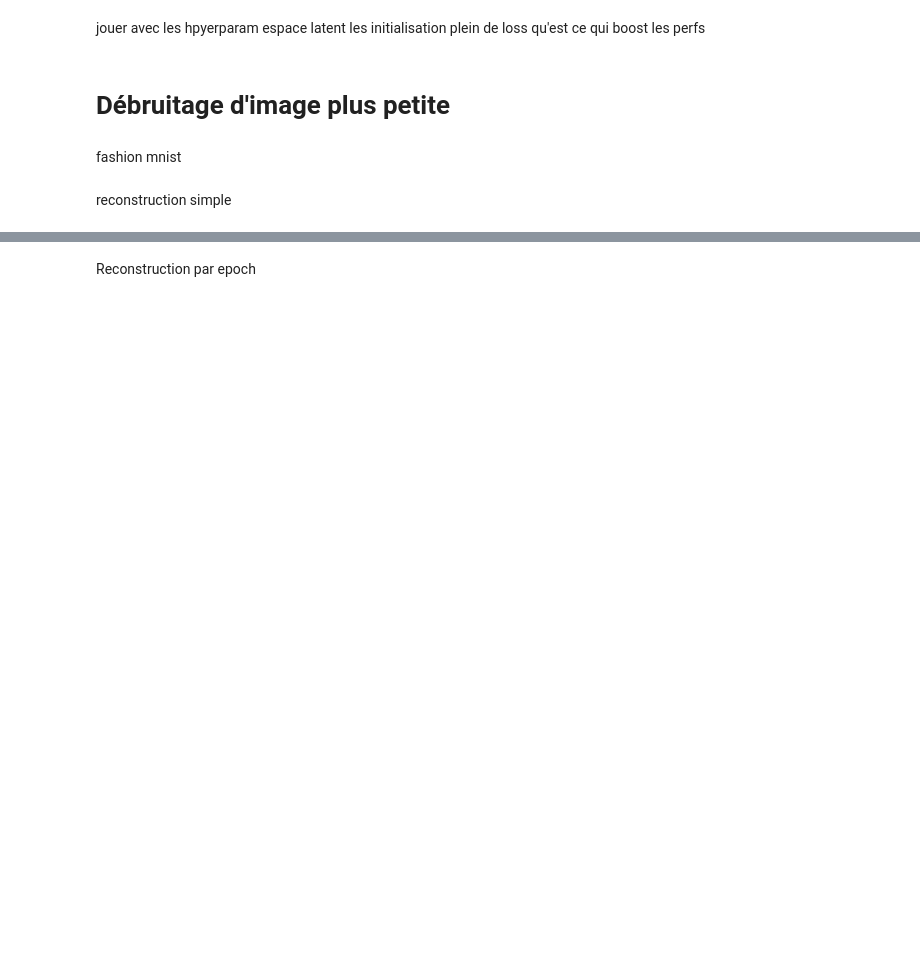
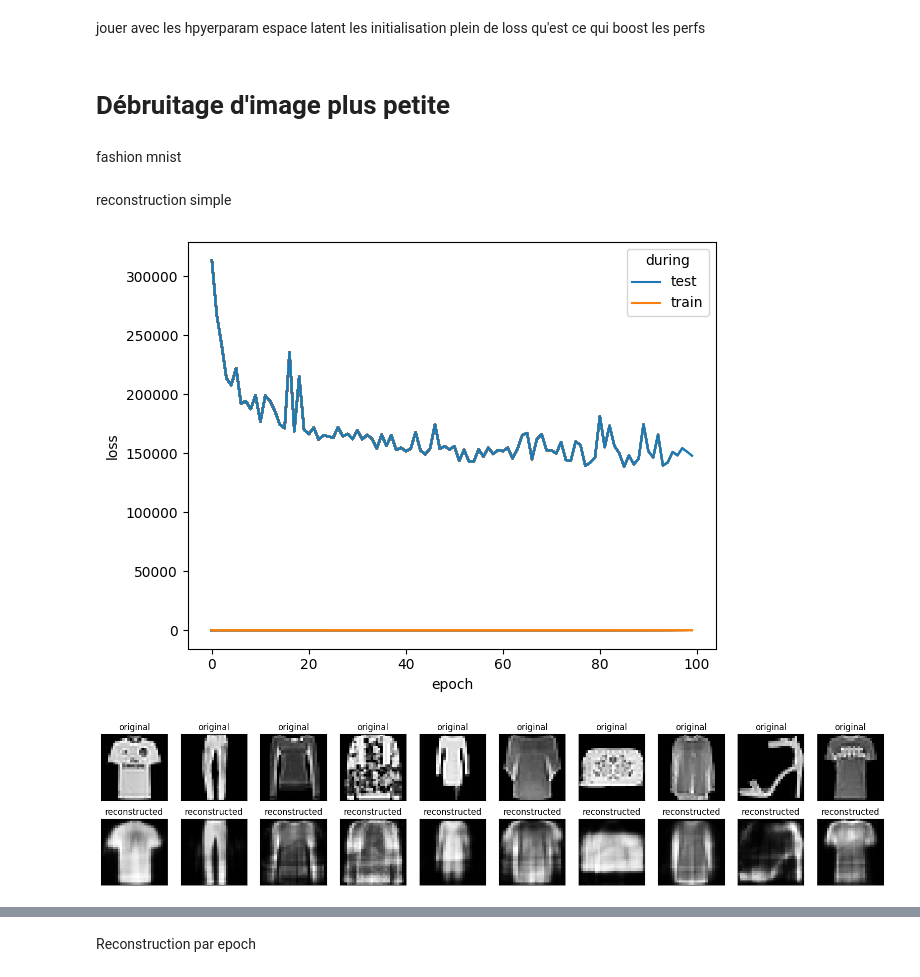
Before and after one commit to dataymeric/NeuralNetworksDIY, a Jupyter notebook: notebooks/encoder_decoder.ipynb, the cells around one changed output, grey strips where cells are left out. Drawn from its saved outputs; the diff is of its cells as text; code cells hidden in the pictures; blank space fills up the shorter version.

```diff
--- a/notebooks/encoder_decoder.ipynb
+++ b/notebooks/encoder_decoder.ipynb
@@ -62,7 +64,7 @@ def load_data(rootdir, class_list=None, trim: float = 0.5):
 
 
 rootdir = "./data/fashion-mnist/"
-X_train, X_test, y_train, y_test = load_data(rootdir, [0], trim=0.5)
+X_train, X_test, y_train, y_test = load_data(rootdir, trim=0.5)
 
 y_train_oh = OneHotEncoder().fit_transform(y_train.reshape(-1, 1)).toarray()
 y_test_oh = OneHotEncoder().fit_transform(y_test.reshape(-1, 1)).toarray()
@@ -95,30 +97,34 @@ result_df = optimizer.SGD_eval(
 
 loss_long_df = pd.melt(
     result_df,
     id_vars="epoch",
     value_vars=["loss_test", "loss_train"],
     value_name="loss",
     var_name="during",
 ).replace({"loss_test": "test", "loss_train": "train"})
 sns.lineplot(data=loss_long_df, x="epoch", y="loss", hue="during", ax=ax)
 
 n = 10
 decoded_imgs = net.forward(X_test)
 plt.figure(figsize=(20, 4))
+fig.set_tight_layout(True)
 for i in range(n):
     # display original
     ax = plt.subplot(2, n, i + 1)
     plt.imshow(X_test[i].reshape(28, 28))
     plt.title("original")
     plt.gray()
     ax.get_xaxis().set_visible(False)
     ax.get_yaxis().set_visible(False)
 
     # display reconstruction
     ax = plt.subplot(2, n, i + 1 + n)
     plt.imshow(decoded_imgs[i].reshape(28, 28))
     plt.title("reconstructed")
     plt.gray()
     ax.get_xaxis().set_visible(False)
     ax.get_yaxis().set_visible(False)
 plt.show()
+# %% [output]
+[figure, added]
+[figure, added]
```
Also changed, not shown: parts of 13 cells of this notebook.
